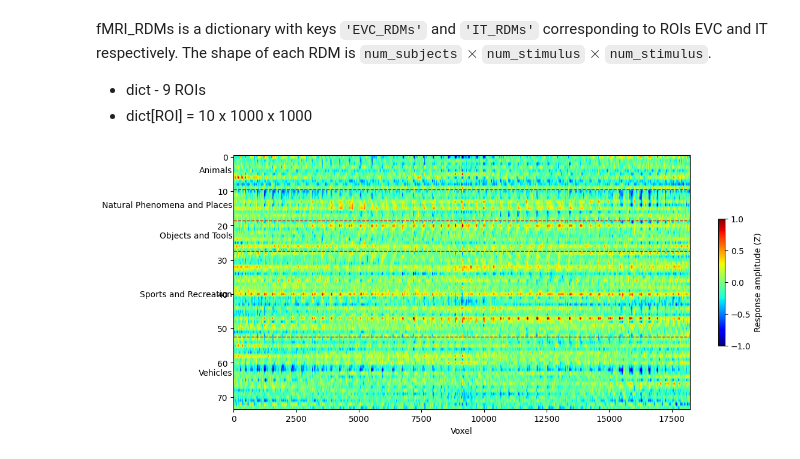
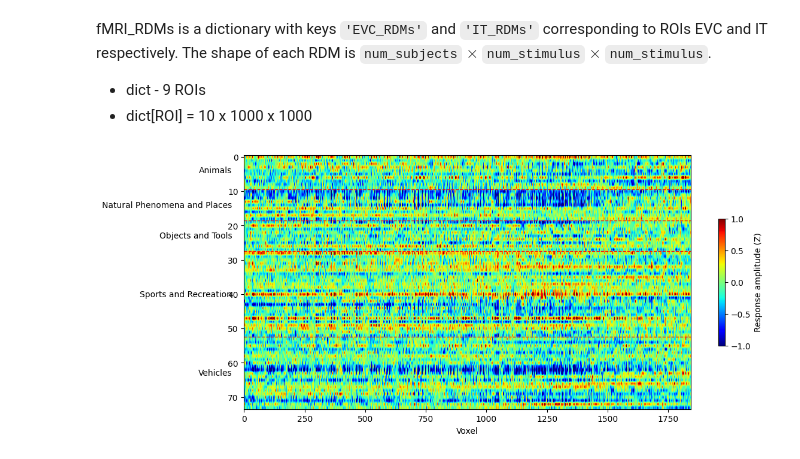
Before and after one commit to clachevv/neuro-match-project, a Jupyter notebook: notebooks/fmri_loaded_from_memory.ipynb, the cells around one changed output. Cells and saved outputs as stored; diff of their text form; code cells hidden in the pictures.

```diff
--- a/notebooks/fmri_loaded_from_memory.ipynb
+++ b/notebooks/fmri_loaded_from_memory.ipynb
@@ -132,22 +132,22 @@ fMRI_RDMs is a dictionary with keys `'EVC_RDMs'` and `'IT_RDMs'` corresponding t
 - dict - 9 ROIs
 - dict[ROI] = 10 x 1000 x 1000
 # %%
-# subjects = ["sub01","sub02","sub03","sub04","sub05","sub06","sub07","sub08","sub09","sub10"]
-# ROIs = ["V1", "V2","V3", "V4", "LOC", "EBA", "FFA","STS", "PPA"]
-# fmri_dir = '/content/drive/MyDrive/neuromatch/participants_data_v2021'
-# track_dir = os.path.join(fmri_dir, "mini_track")
+subjects = ["sub01","sub02","sub03","sub04","sub05","sub06","sub07","sub08","sub09","sub10"]
+ROIs = ["V1", "V2","V3", "V4", "LOC", "EBA", "FFA","STS", "PPA"]
+fmri_dir = '/content/drive/MyDrive/neuromatch/participants_data_v2021'
+track_dir = os.path.join(fmri_dir, "mini_track")
+
+fmri_results = {}
+for sub in subjects:
+  all_brain_scan = {}
+  for ROI in ROIs:
+    sub_fmri_dir = os.path.join(track_dir, sub)
+    all_brain_scan[ROI]=get_fmri(sub_fmri_dir, ROI)
+  fmri_results[sub]=all_brain_scan
 
 # fmri_results = {}
-# for sub in subjects:
-#   all_brain_scan = {}
-#   for ROI in ROIs:
-#     sub_fmri_dir = os.path.join(track_dir, sub)
-#     all_brain_scan[ROI]=get_fmri(sub_fmri_dir, ROI)
-#   fmri_results[sub]=all_brain_scan
-
-fmri_results = {}
-all_brain_scan = {"WB":fmri_train_all}
-fmri_results["sub01"] = all_brain_scan
+# all_brain_scan = {"WB":fmri_train_all}
+# fmri_results["sub01"] = all_brain_scan
 # %%
 # this loads result from AlexNet Classification (with LLM reduction)
 classes = pd.read_csv('/content/drive/MyDrive/neuromatch/video categories.csv', header=0)
@@ -168,35 +168,35 @@ for sub, ROIs in fmri_results.items():
 # %%
 f, ax = plt.subplots(figsize=(12, 5))
 
 # Calculate class boundaries for annotation
 
 maping_video_classes = dict(zip(dicty.index, dicty[' llm_classes']))
 stimuli_classes = list(maping_video_classes.values())
 
 unique_classes = list(pd.unique(stimuli_classes))
 class_indices = {cls: [] for cls in unique_classes}
 for idx, cls in enumerate(stimuli_classes):
     class_indices[cls].append(idx)
 
 ax.set(xlabel="Voxel", ylabel="Stimulus")
-plot_array = filtered_activity['sub01_WB'].drop(columns=['act_index',' llm_classes']).to_numpy()
+plot_array = filtered_activity['sub01_LOC'].drop(columns=['act_index',' llm_classes']).to_numpy()
 heatmap = ax.imshow(plot_array, aspect="auto",cmap='jet',vmin=-1,vmax=1)
 
 end_indices = [indices[-1] + 0.5 for indices in class_indices.values()]
 for end in end_indices[:-1]:
     plt.axhline(y=end, color='red', linestyle='--', linewidth=1)
 
 for cls, indices in class_indices.items():
     middle = int(np.mean(indices))
     ax.text(-50, middle, cls, fontsize=10, color='black', rotation=0,
                 verticalalignment='center', horizontalalignment='right')
 
 
 plt.ylabel('')
 f.colorbar(heatmap, shrink=.5, label="Response amplitude (Z)")
 f.tight_layout()
 # %% [output]
-[figure, old version]
+[figure, new version]
 # %%
 model_RDMs = {}
 
```
Also changed, not shown: parts of 3 cells of this notebook.
